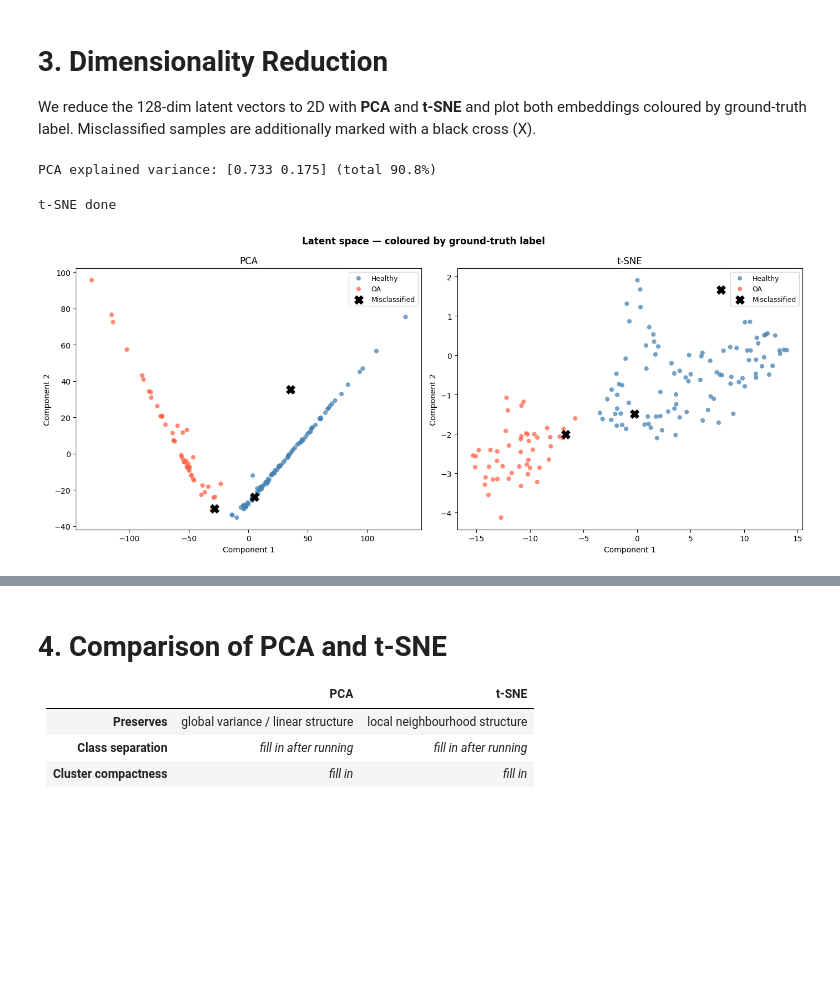
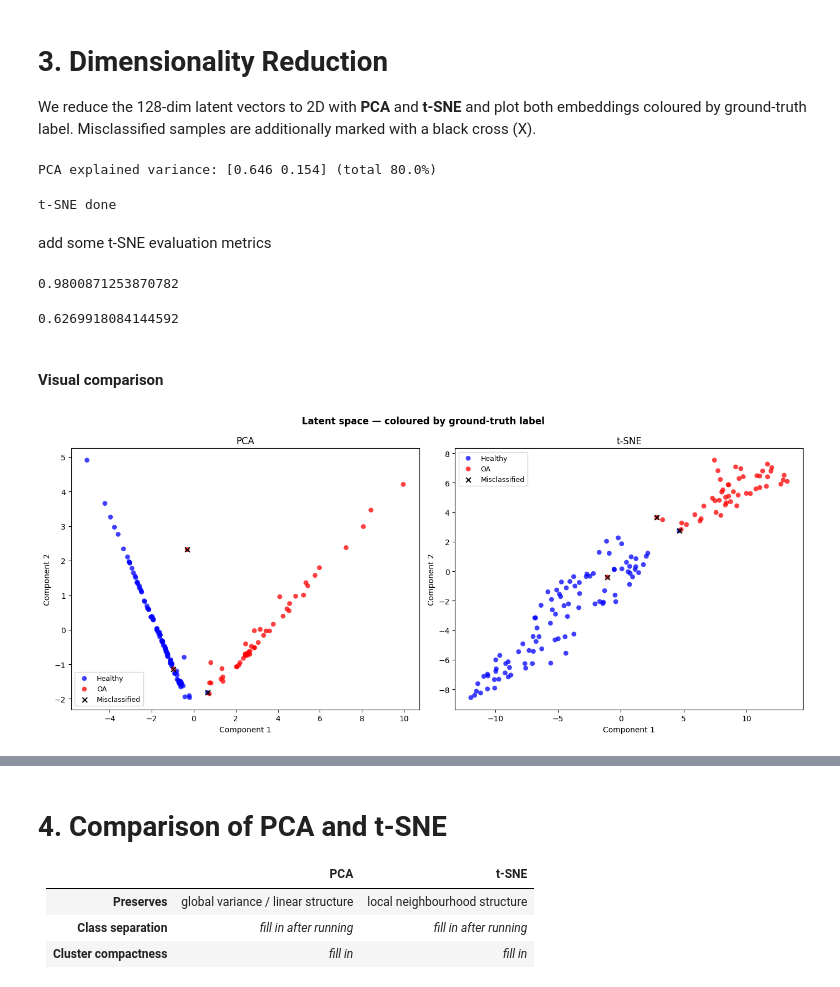
Before and after one commit to cornelka/ugentAI_kneeOA, a Jupyter notebook: notebooks/4_latentspace/latentspace.ipynb, the cells around one changed output, grey strips where cells are left out. Cells and saved outputs as stored; diff of their text form; code cells hidden in the pictures; blank space fills up the shorter version.

```diff
--- a/notebooks/4_latentspace/latentspace.ipynb
+++ b/notebooks/4_latentspace/latentspace.ipynb
@@ -192,6 +192,11 @@ print(f"Labels shape  : {all_labels.shape}")
 # %% [output]
 Feature matrix: (146, 128)
 Labels shape  : (146,)
+# %%
+# normalize the features
+from sklearn.preprocessing import StandardScaler
+
+features_scaled = StandardScaler().fit_transform(all_features)
 # %% [markdown]
 # 3. Dimensionality Reduction
 
@@ -200,54 +205,75 @@ plot both embeddings coloured by ground-truth label.
 Misclassified samples are additionally marked with a black cross (X).
 # %%
 pca = PCA(n_components=2, random_state=42)
-feats_pca = pca.fit_transform(all_features)
+feats_pca = pca.fit_transform(features_scaled)
 print(
     f"PCA explained variance: {pca.explained_variance_ratio_.round(3)} "
     f"(total {pca.explained_variance_ratio_.sum():.1%})"
 )
 # %% [output]
-PCA explained variance: [0.733 0.175] (total 90.8%)
+PCA explained variance: [0.646 0.154] (total 80.0%)
 # %%
 tsne = TSNE(n_components=2, perplexity=30, random_state=42)
-feats_tsne = tsne.fit_transform(all_features)
+feats_tsne = tsne.fit_transform(features_scaled)
 print("t-SNE done")
+
+tsne.fit_transform(features_scaled)
 # %% [output]
 t-SNE done
+# %% [markdown]
+add some t-SNE evaluation metrics
+# %%
+from sklearn.manifold import trustworthiness
+
+# ranges from 0 → 1 (1 = optimal)
+t = trustworthiness(features_scaled, feats_tsne, n_neighbors=10)
+print(t)
+# %% [output]
+0.9800871253870782
+# %%
+from sklearn.metrics import silhouette_score
+
+score = silhouette_score(feats_tsne, all_labels)
+print(score)
+# %% [output]
+0.6269918084144592
+# %% [markdown]
+#### Visual comparison
 # %%
 CLASS_NAMES = ["Healthy", "OA"]
-CLASS_COLORS = ["steelblue", "tomato"]
+CLASS_COLORS = ["blue", "red"]
 misc_mask = all_labels != all_preds
 
 fig, axes = plt.subplots(1, 2, figsize=(14, 6))
 
 for ax, (emb, title) in zip(axes, [(feats_pca, "PCA"), (feats_tsne, "t-SNE")]):
     for cls, (name, color) in enumerate(zip(CLASS_NAMES, CLASS_COLORS)):
         m = all_labels == cls
         ax.scatter(
             emb[m, 0],
             emb[m, 1],
             c=color,
             label=name,
             alpha=0.75,
-            s=35,
+            s=40,
             edgecolors="none",
         )
     ax.scatter(
         emb[misc_mask, 0],
         emb[misc_mask, 1],
-        marker="X",
+        marker="x",
         c="black",
-        s=120,
+        s=40,
         zorder=5,
         label="Misclassified",
     )
     ax.set_title(title, fontsize=12)
     ax.legend(fontsize=9)
     ax.set_xlabel("Component 1")
     ax.set_ylabel("Component 2")
 
 plt.suptitle("Latent space — coloured by ground-truth label", fontweight="bold")
 plt.tight_layout()
 plt.show()
 # %% [output]
-[figure, old version]
+[figure, new version]
```
Also changed, not shown: parts of 6 cells of this notebook.
